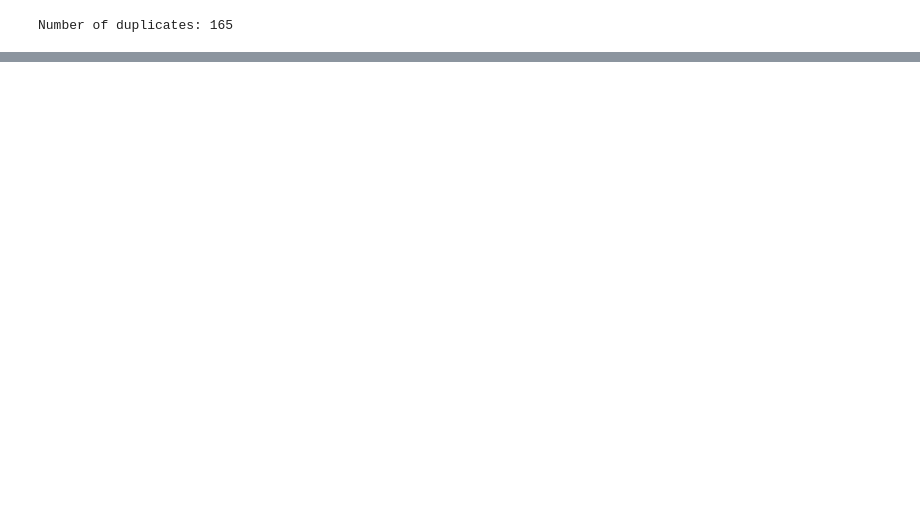
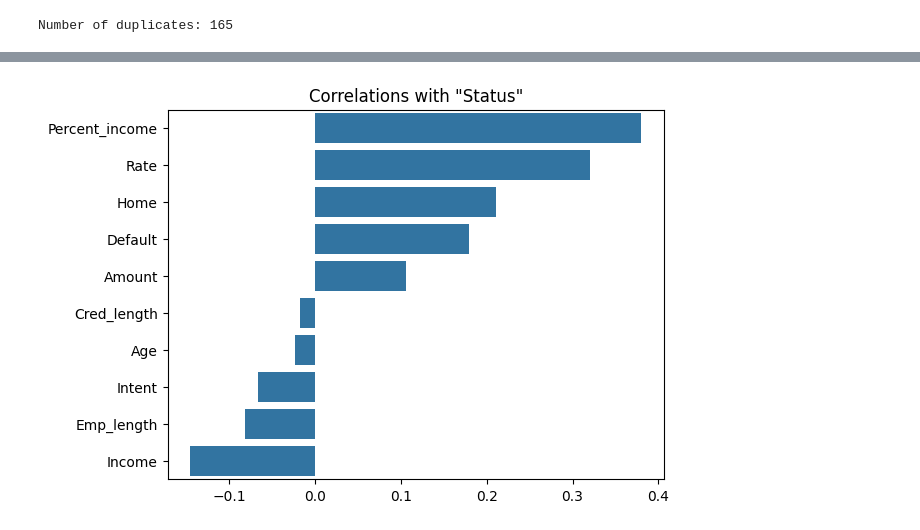
Before and after one commit to rujjal/credit-risk-analysis, a Jupyter notebook: credit-risk-analysis.ipynb, the cells around one changed output, grey strips where cells are left out. Saved outputs shown, nothing was run; the diff lists cells and outputs as text; code cells hidden in the pictures; blank space fills up the shorter version.

```diff
--- a/credit-risk-analysis.ipynb
+++ b/credit-risk-analysis.ipynb
@@ -99,0 +182,10 @@ Number of duplicates: 165
+# %%
+# Instantiate encoder
+lb = LabelEncoder()
+
+# Identify object-type columns
+objList = data.select_dtypes(include="object").columns
+
+# Iterate through each object-type column and apply label encoding
+for obj in objList:
+    data[obj] = lb.fit_transform(data[obj].astype(str))
@@ -99,0 +215,20 @@ Number of duplicates: 165
+# %%
+# Correlations with "Status"
+
+# Set correlation limit
+limit = -1.0
+
+# Calculate correlations with "Status" and sort them in descending order
+data = data.corr()["Status"].sort_values(ascending=False)
+indices = data.index
+labels = []
+corr = []
+for i in range(1, len(indices)):
+    if data[indices[i]]>limit:
+        labels.append(indices[i])
+        corr.append(data[i])
+sns.barplot(x=corr, y=labels)
+plt.title('Correlations with "Status"')
+plt.show()
+# %% [output]
+[figure, added]
```
Also changed, not shown: parts of 14 cells of this notebook, 1 other file.
